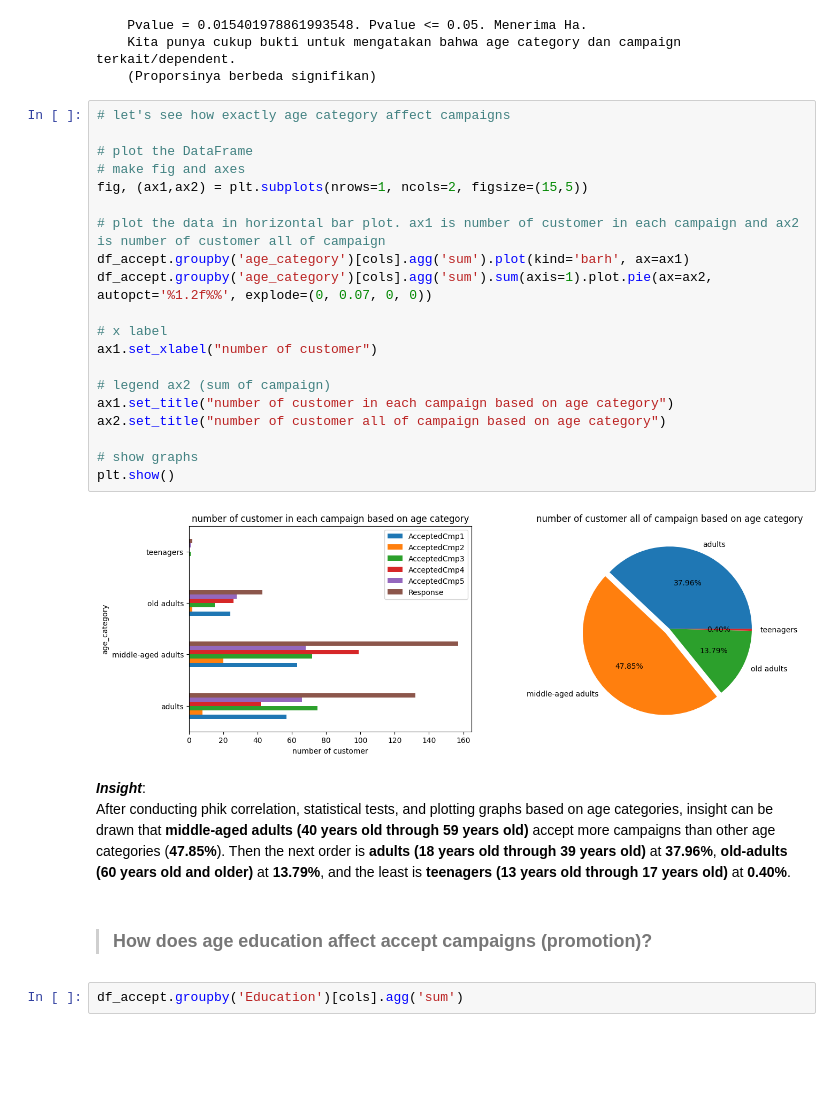
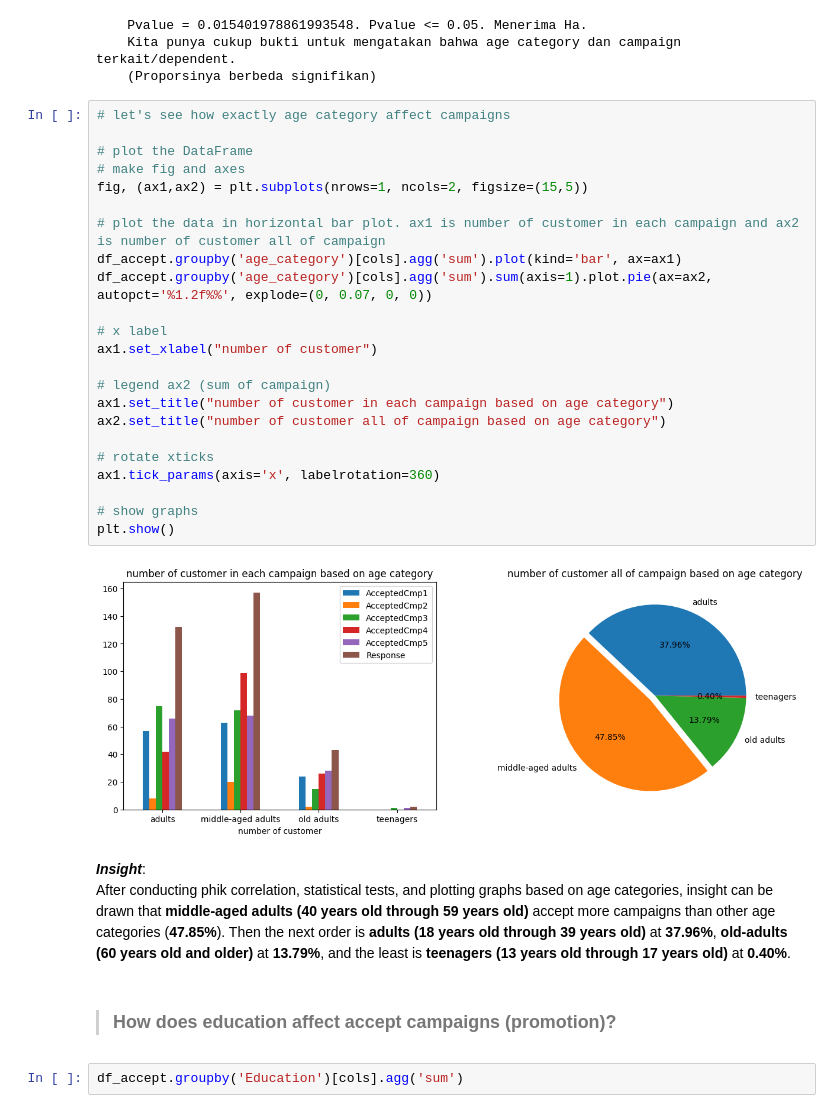
Before and after one commit to fnkhairudin/CapstoneProjectModul2, a Jupyter notebook: notebooks/2.0-fnk-data-analysis.ipynb, the cells around one changed output. Cells and saved outputs as stored; diff of their text form; blank space fills up the shorter version.

Commit message:
analysis on how does each category affect the campaign

```diff
--- a/notebooks/2.0-fnk-data-analysis.ipynb
+++ b/notebooks/2.0-fnk-data-analysis.ipynb
@@ -348,31 +369,34 @@ else:
 # %%
 # let's see how exactly age category affect campaigns
 
 # plot the DataFrame
 # make fig and axes
 fig, (ax1,ax2) = plt.subplots(nrows=1, ncols=2, figsize=(15,5))
 
 # plot the data in horizontal bar plot. ax1 is number of customer in each campaign and ax2 is number of customer all of campaign
-df_accept.groupby('age_category')[cols].agg('sum').plot(kind='barh', ax=ax1)
+df_accept.groupby('age_category')[cols].agg('sum').plot(kind='bar', ax=ax1)
 df_accept.groupby('age_category')[cols].agg('sum').sum(axis=1).plot.pie(ax=ax2, autopct='%1.2f%%', explode=(0, 0.07, 0, 0))
 
 # x label
 ax1.set_xlabel("number of customer")
 
 # legend ax2 (sum of campaign)
 ax1.set_title("number of customer in each campaign based on age category")
 ax2.set_title("number of customer all of campaign based on age category")
 
+# rotate xticks
+ax1.tick_params(axis='x', labelrotation=360)
+
 # show graphs
 plt.show()
 # %% [output]
-[figure, old version]
+[figure, new version]
 # %% [markdown]
 **_Insight_**:
 <br>
 After conducting phik correlation, statistical tests, and plotting graphs based on age categories, insight can be drawn that **middle-aged adults (40 years old through 59 years old)** accept more campaigns than other age categories (**47.85%**). Then the next order is **adults (18 years old through 39 years old)** at **37.96%**, **old-adults (60 years old and older)** at **13.79%**, and the least is **teenagers (13 years old through 17 years old)** at **0.40%**.
 # %% [markdown]
->### How does age education affect accept campaigns (promotion)?
+>### How does education affect accept campaigns (promotion)?
 # %%
 df_accept.groupby('Education')[cols].agg('sum')
 # %% [output]
```
Also changed, not shown: parts of 39 cells of this notebook.
